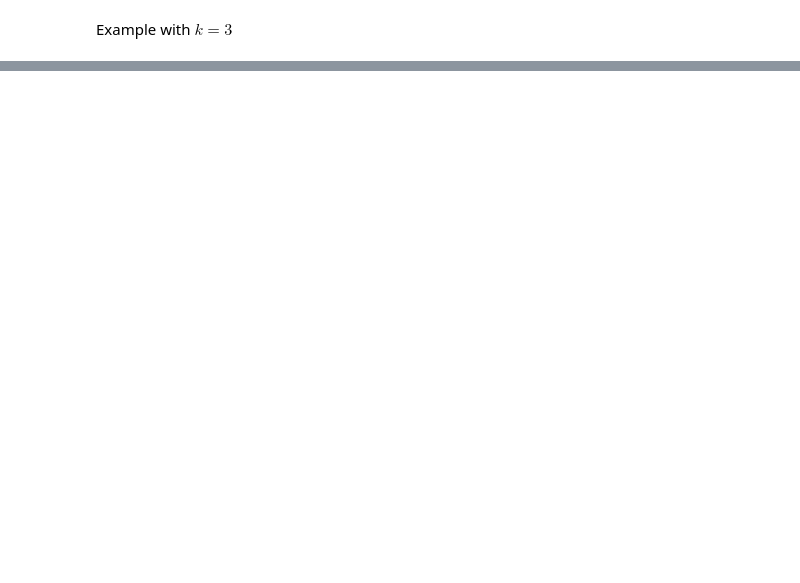
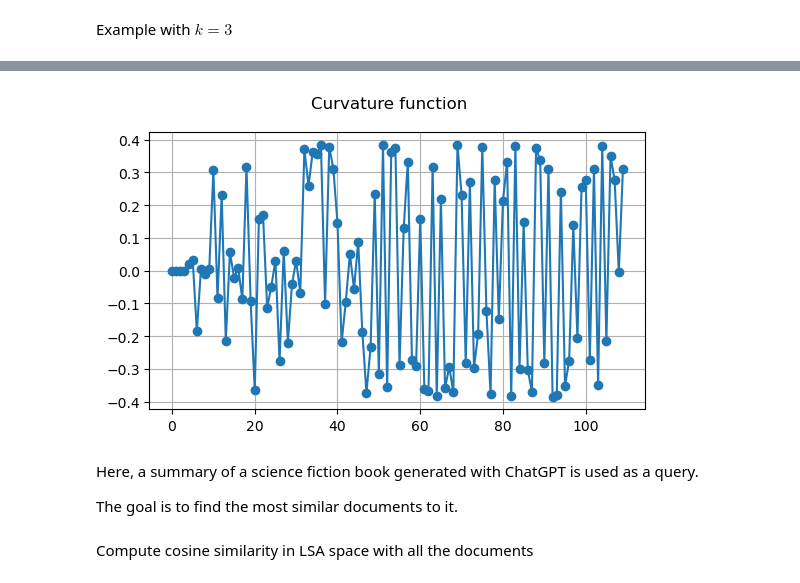
Before and after one commit to michele98/text_mining_project, a Jupyter notebook: dev.ipynb, the cells around one changed output, grey strips where cells are left out. Cells and saved outputs as stored; diff of their text form; code cells hidden in the pictures; blank space fills up the shorter version.

```diff
--- a/dev.ipynb
+++ b/dev.ipynb
@@ -421,0 +563,18 @@ df['summary'][9296]
+# %%
+def diff_function(x):
+    return x[1:] - x[:-1]
+
+def curvature_function(s):
+    s_diff = diff_function(diff_function(s))
+    return s_diff/((1+np.square(s_diff))**1.5)
+
+w, h, dpi = 640, 360, 100
+fig, ax = plt.subplots(figsize=(w/dpi, h/dpi), dpi=dpi)
+
+ax.plot(curvature_function(s)[:110], 'o-')
+ax.grid()
+fig.suptitle('Curvature function')
+
+plt.show()
+# %% [output]
+[figure, added]
@@ -421,0 +583,4 @@ df['summary'][9296]
+# %% [markdown]
+Here, a summary of a science fiction book generated with ChatGPT is used as a query.
+
+The goal is to find the most similar documents to it.
@@ -421,0 +600,2 @@ df['summary'][9296]
+# %% [markdown]
+Compute cosine similarity in LSA space with all the documents
```
Also changed, not shown: parts of 86 cells of this notebook, 2 other files.
